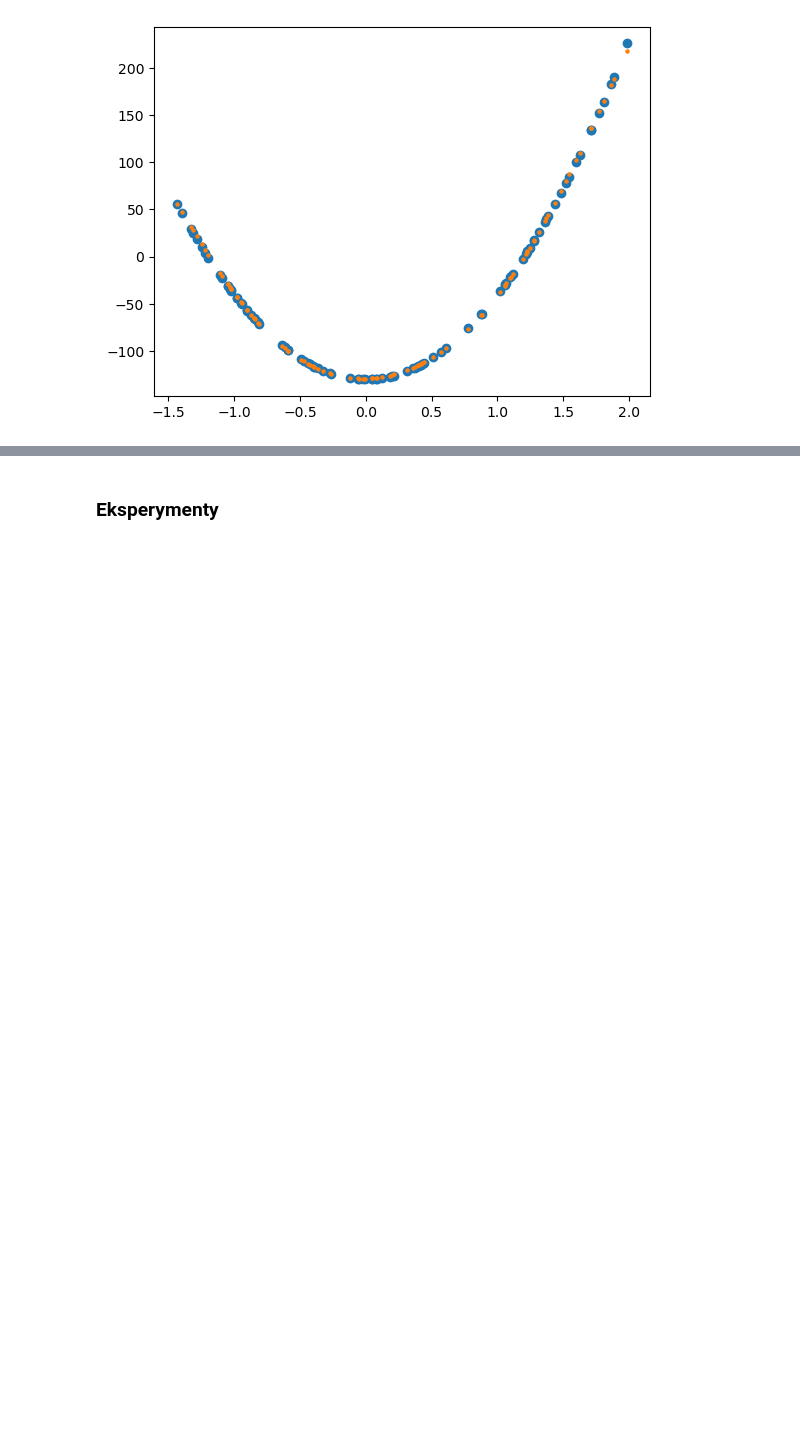
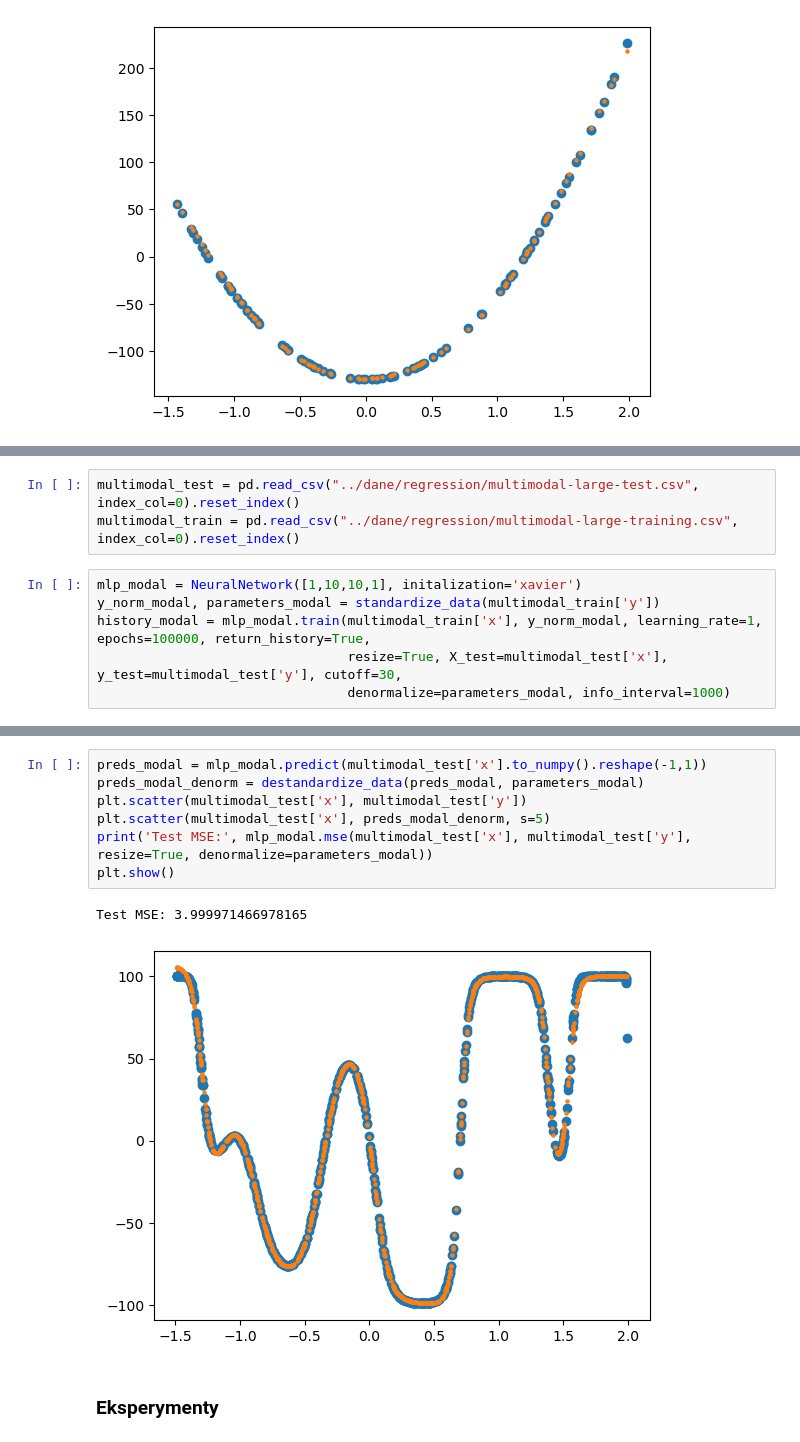
Before and after one commit to tymsoncyferki/MIOwAD, a Jupyter notebook: nn2/lab2.ipynb, the cells around one changed output, grey strips where cells are left out. Saved outputs shown, nothing was run; the diff lists cells and outputs as text; blank space fills up the shorter version.

```diff
--- a/nn2/lab2.ipynb
+++ b/nn2/lab2.ipynb
@@ -293,0 +369,9 @@ plot_weights(history, 0, bias=False)
+# %%
+multimodal_test = pd.read_csv("../dane/regression/multimodal-large-test.csv", index_col=0).reset_index()
+multimodal_train = pd.read_csv("../dane/regression/multimodal-large-training.csv", index_col=0).reset_index()
+# %%
+mlp_modal = NeuralNetwork([1,10,10,1], initalization='xavier')
+y_norm_modal, parameters_modal = standardize_data(multimodal_train['y'])
+history_modal = mlp_modal.train(multimodal_train['x'], y_norm_modal, learning_rate=1, epochs=100000, return_history=True,
+                                resize=True, X_test=multimodal_test['x'], y_test=multimodal_test['y'], cutoff=30,
+                                denormalize=parameters_modal, info_interval=1000)
@@ -294,3 +396,13 @@ plot_weights(history, 0, bias=False)
+# %%
+preds_modal = mlp_modal.predict(multimodal_test['x'].to_numpy().reshape(-1,1))
+preds_modal_denorm = destandardize_data(preds_modal, parameters_modal)
+plt.scatter(multimodal_test['x'], multimodal_test['y'])
+plt.scatter(multimodal_test['x'], preds_modal_denorm, s=5)
+print('Test MSE:', mlp_modal.mse(multimodal_test['x'], multimodal_test['y'], resize=True, denormalize=parameters_modal))
+plt.show()
+# %% [output]
+Test MSE: 3.999971466978165
+[figure, added]
 # %% [markdown]
 ### Eksperymenty
 # %%
```
Also changed, not shown: parts of 13 cells of this notebook.
